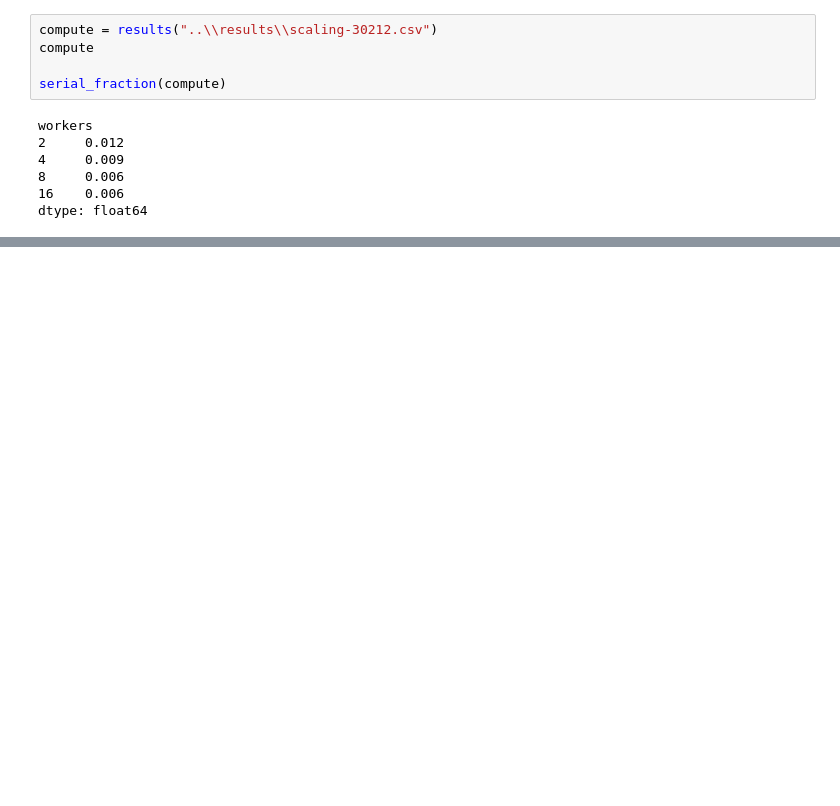
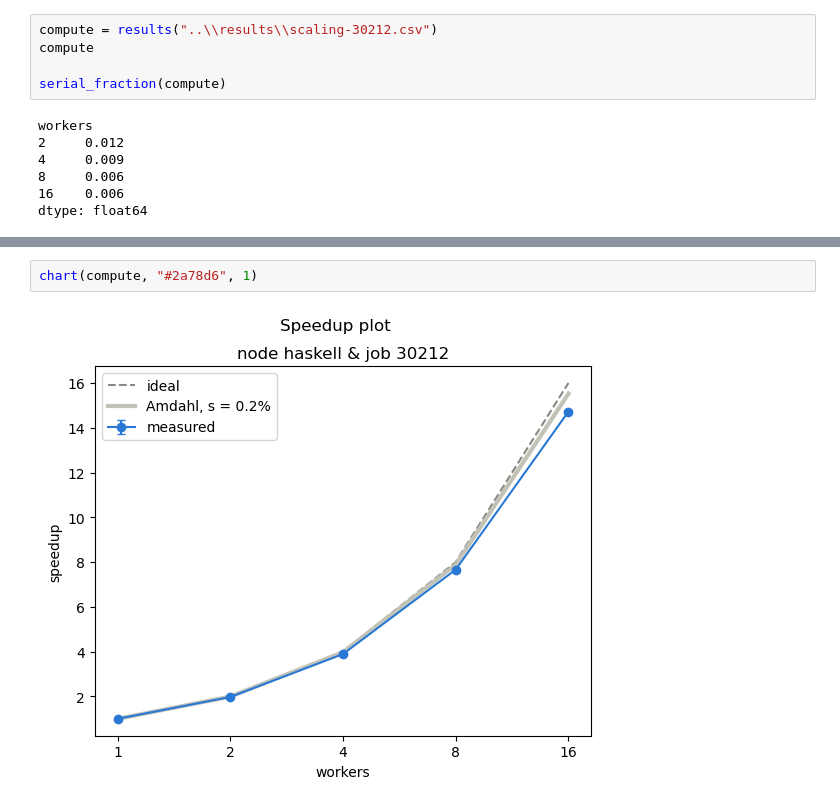
Before and after one commit to MaxTB9/ospc-lab1-a8, a Jupyter notebook: project/analysis/scaling.ipynb, the cells around one changed output, grey strips where cells are left out. Drawn from its saved outputs; the diff is of its cells as text; blank space fills up the shorter version.

```diff
--- a/project/analysis/scaling.ipynb
+++ b/project/analysis/scaling.ipynb
@@ -58,0 +73,4 @@ chart(compute, "#2a78d6")
+# %%
+chart(compute, "#2a78d6", 1)
+# %% [output]
+[figure, added]
```
Also changed, not shown: parts of 4 cells of this notebook, 1 other file.
